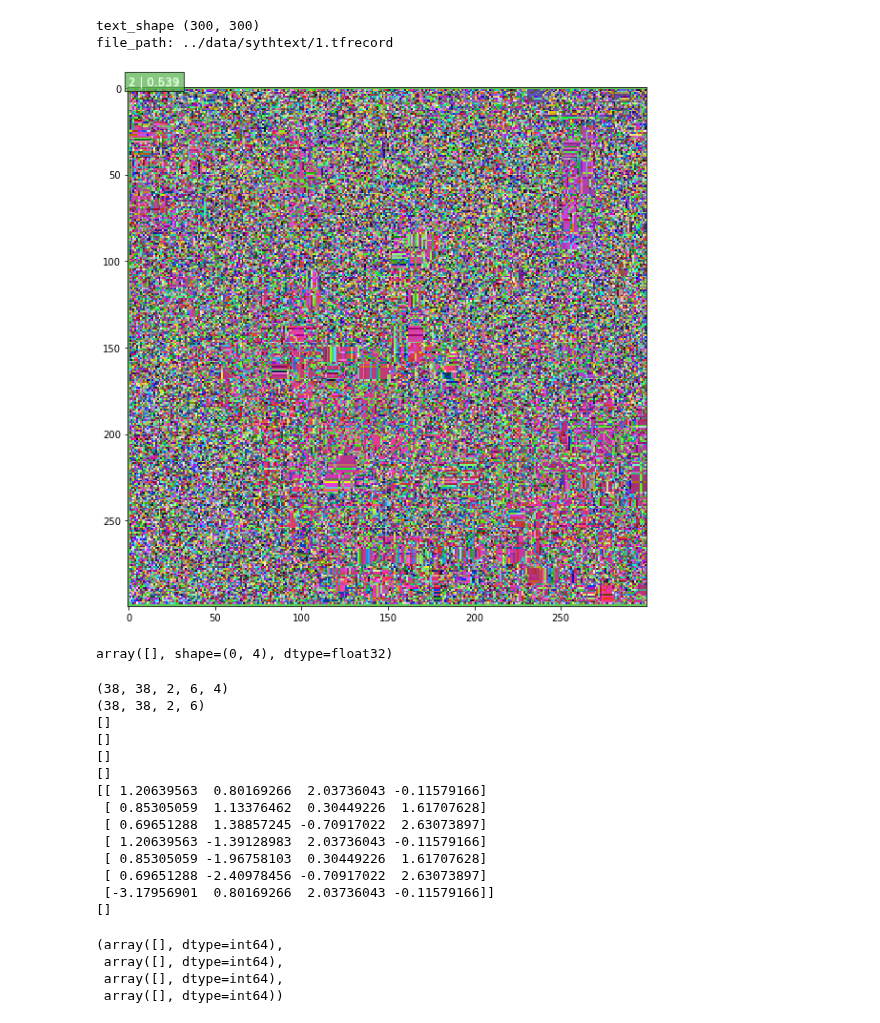
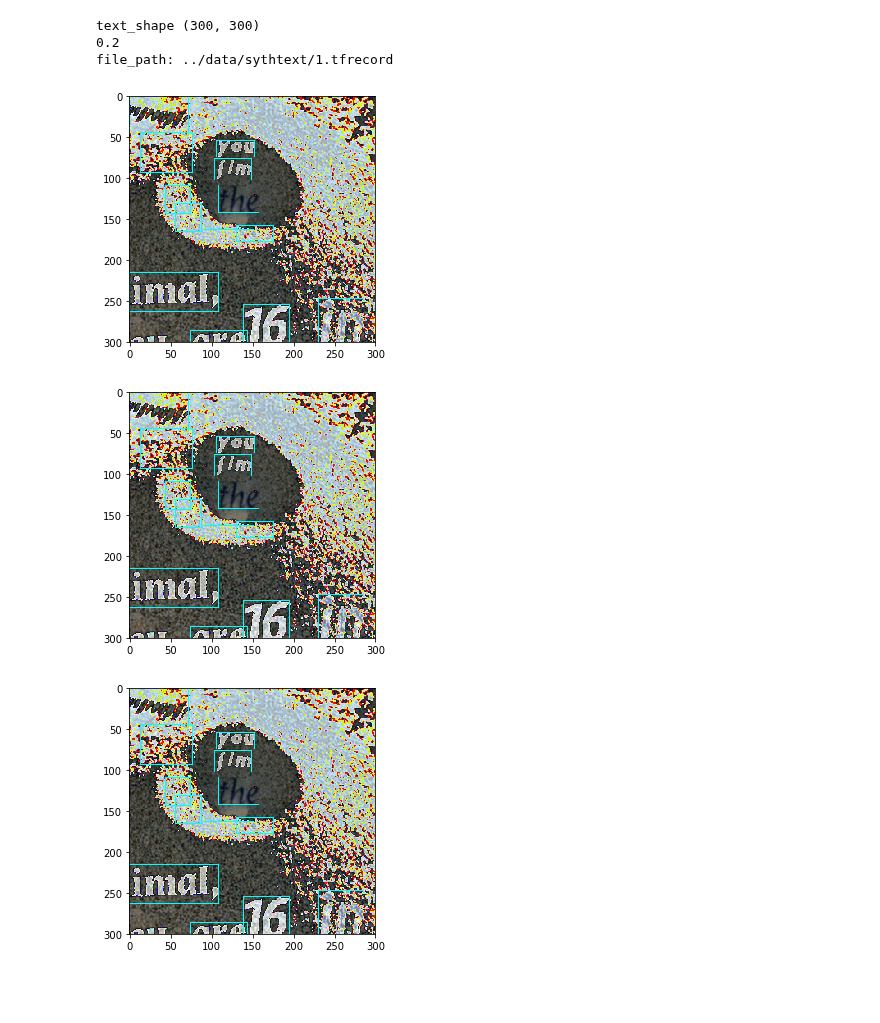
Before and after one commit to bindung/TextBoxes-TensorFlow, a Jupyter notebook: Notes/Untitled.ipynb, the cells around one changed output. Drawn from its saved outputs; the diff is of its cells as text; code cells hidden in the pictures; blank space fills up the shorter version.

```diff
--- a/Notes/Untitled.ipynb
+++ b/Notes/Untitled.ipynb
@@ -24,75 +32,61 @@ with tf.Graph().as_default():
     text_shape = text_net.params.img_shape
     print 'text_shape '+  str(text_shape)
     text_anchors = text_net.anchors(text_shape)
+    print text_net.params.match_threshold
 
     ## dataset provider
     dataset = sythtextprovider.get_datasets('../data/sythtext/',file_pattern='1.tfrecord')
 
     data_provider = slim.dataset_data_provider.DatasetDataProvider(
             dataset, common_queue_capacity=32, common_queue_min=2)
 
     [image, shape, glabels, gbboxes,height,width] = \
     data_provider.get(['image', 'shape',
                      'object/label',
                      'object/bbox','height','width'])
 
-    image, glabels, gbboxes,num = \
+    dst_image, glabels, gbboxes,num = \
     txt_preprocessing.preprocess_image(image,  glabels,gbboxes,
                                             text_shape,is_training=True)
 
     glocalisations, gscores = \
-    net.bboxes_encode( gbboxes, anchors, num,match_threshold = 0.5)
-    #glocalisations = tf.expand_dims(glocalisations, axis=0)
-    #gscores = tf.expand_dims(gscores, axis=0)
+    text_net.bboxes_encode( gbboxes, text_anchors, num)
+    for i in range(6):
+        glocalisations[i] = tf.expand_dims(glocalisations[i], axis=0)
+        gscores[i] = tf.expand_dims(gscores[i], axis=0)
 
     with tf.Session() as sess:
         sess.run(tf.global_variables_initializer())
         with slim.queues.QueueRunners(sess):
             for i in xrange(1):
-                rpredictions, rlocalisations, img = sess.run([gscores, glocalisations,image])
+                rpredictions, rlocalisations, img ,gbboxes_= sess.run([gscores, glocalisations,dst_image,gbboxes])
+                localb = []
+                for i in range(6):
+                    decodeb = np_methods.ssd_bboxes_decode(rlocalisations[i],text_anchors[i])
+                    localb.append(decodeb[np.where(rpredictions[i] > 0.)])
+                    pre2 = np.expand_dims(1-rpredictions[i], -1)
+                    rpredictions[i] = np.concatenate([pre2, np.expand_dims(rpredictions[i], -1)],axis = -1)
                 rclasses, rscores, rbboxes = np_methods.ssd_bboxes_select(
                         rpredictions, rlocalisations, text_anchors,
-                        select_threshold=0.5, img_shape=text_shape, num_classes=2, decode=True)
+                        select_threshold=0.001, img_shape=text_shape, num_classes=2, decode=True)
 
                 rbboxes = np_methods.bboxes_clip(rbboxes)
-                rclasses, rscores, rbboxes = np_methods.bboxes_sort(rclasses, rscores, rbboxes, top_k=400)
+                rclasses, rscores, rbboxes = np_methods.bboxes_sort(rclasses, rscores, rbboxes, top_k=-1)
                 rclasses, rscores, rbboxes = np_methods.bboxes_nms(rclasses, rscores, rbboxes,
-                                                                   nms_threshold=0.45)
-                # Resize bboxes to original image shape. Note: useless for Resize.WARP!
-                visualization.plt_bboxes(img, rclasses, rscores, rbboxes)
+                                                                  nms_threshold=0.45)
+                #Resize bboxes to original image shape. Note: useless for Resize.WARP!
+                bboxes = np.concatenate(localb, 0)
+                image_ = np.uint8(img)*255
+                img = image_.copy()
+                visualize_bbox(img, rbboxes)
+                img = image_.copy()
+                visualize_bbox(img, bboxes)
+                img = image_.copy()
+                visualize_bbox(img, gbboxes_)
 # %% [output]
 text_shape (300, 300)
+0.2
 file_path: ../data/sythtext/1.tfrecord
-[figure, old version]
+[figure, new version]
+[figure, added]
+[figure, added]
-# %%
-rbboxes
-# %% [output]
-array([], shape=(0, 4), dtype=float32)
-# %%
-print rlocalisations[0].shape
-print rpredictions[0].shape
-for i in range(6):
-    print rlocalisations[i][np.where(rpredictions[i] > 0.5)]
-#rlocalisations[np.where()]
-# %% [output]
-(38, 38, 2, 6, 4)
-(38, 38, 2, 6)
-[]
-[]
-[]
-[]
-[[ 1.20639563  0.80169266  2.03736043 -0.11579166]
- [ 0.85305059  1.13376462  0.30449226  1.61707628]
- [ 0.69651288  1.38857245 -0.70917022  2.63073897]
- [ 1.20639563 -1.39128983  2.03736043 -0.11579166]
- [ 0.85305059 -1.96758103  0.30449226  1.61707628]
- [ 0.69651288 -2.40978456 -0.70917022  2.63073897]
- [-3.17956901  0.80169266  2.03736043 -0.11579166]]
-[]
-# %%
-np.where(rpredictions[0] >0.5)
-# %% [output]
-(array([], dtype=int64),
- array([], dtype=int64),
- array([], dtype=int64),
- array([], dtype=int64))
```
Also changed, not shown: parts of 5 cells of this notebook, 5 other files.
